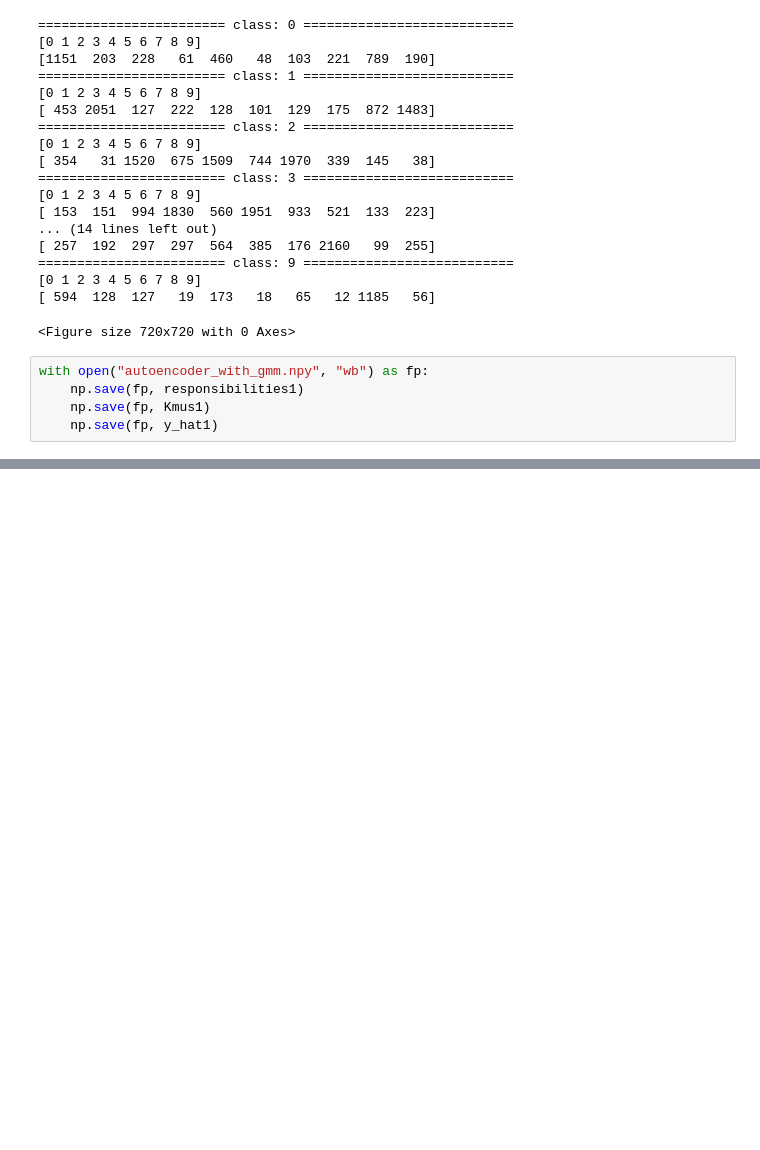
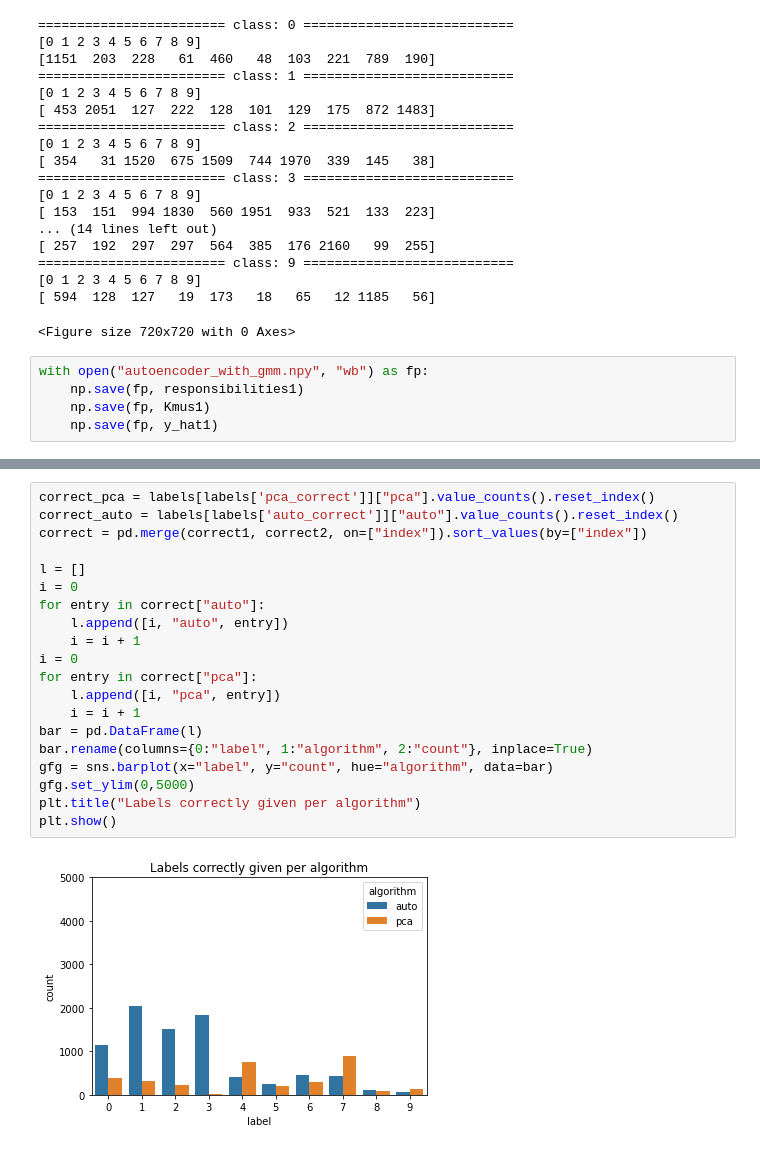
Before and after one commit to kevinlu1736/cogs118b-final-project, a Jupyter notebook: FinalProject.ipynb, the cells around one changed output, grey strips where cells are left out. Cells and saved outputs as stored; diff of their text form; blank space fills up the shorter version.

```diff
--- a/FinalProject.ipynb
+++ b/FinalProject.ipynb
@@ -678,0 +700,22 @@ PCA with GMM Confusion Matrix
+# %%
+correct_pca = labels[labels['pca_correct']]["pca"].value_counts().reset_index()
+correct_auto = labels[labels['auto_correct']]["auto"].value_counts().reset_index()
+correct = pd.merge(correct1, correct2, on=["index"]).sort_values(by=["index"])
+
+l = []
+i = 0
+for entry in correct["auto"]:
+    l.append([i, "auto", entry])
+    i = i + 1
+i = 0
+for entry in correct["pca"]:
+    l.append([i, "pca", entry])
+    i = i + 1
+bar = pd.DataFrame(l)
+bar.rename(columns={0:"label", 1:"algorithm", 2:"count"}, inplace=True)
+gfg = sns.barplot(x="label", y="count", hue="algorithm", data=bar)
+gfg.set_ylim(0,5000)
+plt.title("Labels correctly given per algorithm")
+plt.show()
+# %% [output]
+[figure, added]
```
Also changed, not shown: parts of 25 cells of this notebook.
